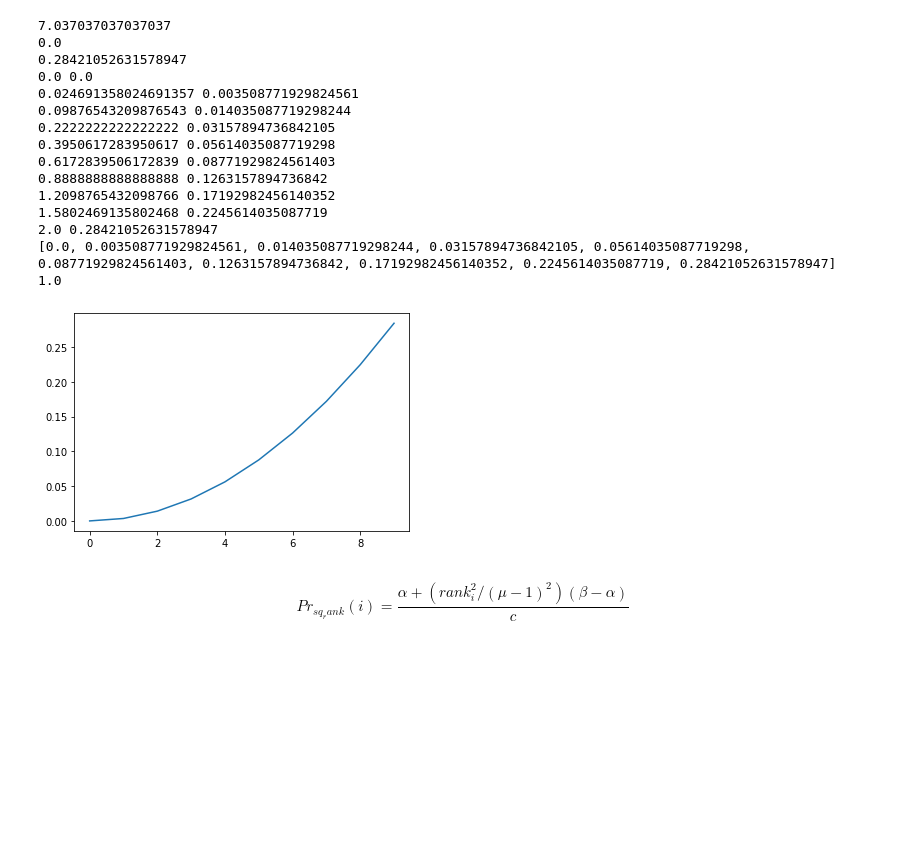
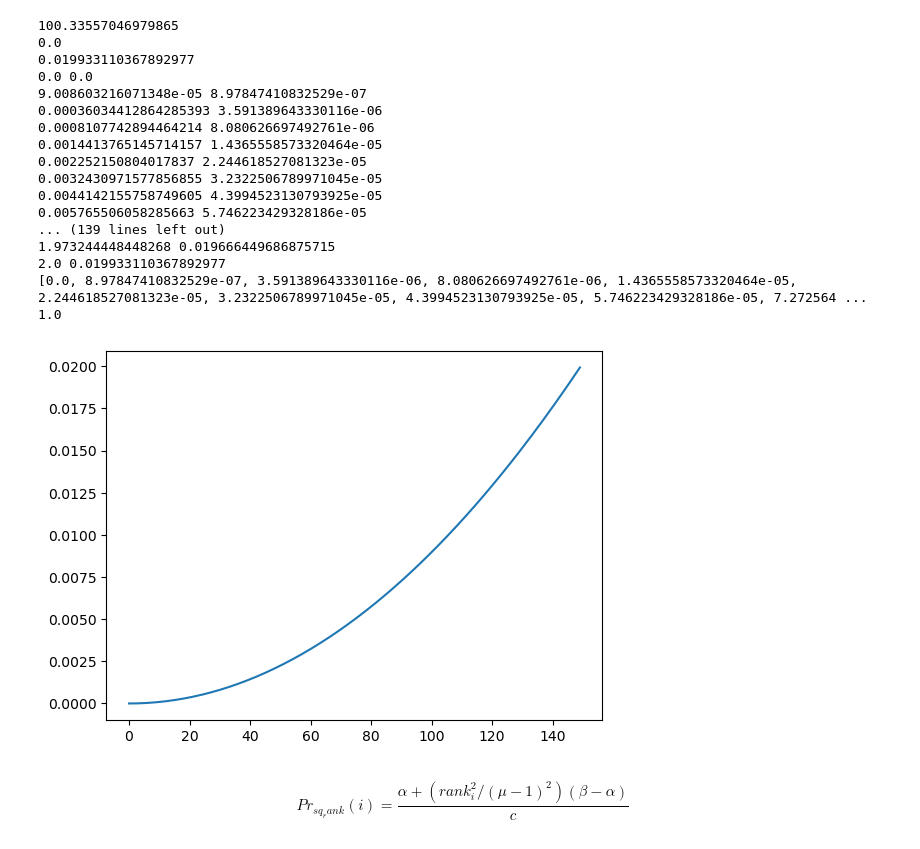
Before and after one commit to jareddrayton/ASECP, a Jupyter notebook: jupyter_notebooks/ranking_examples2.ipynb, the cells around one changed output. Cells and saved outputs as stored; diff of their text form; code cells hidden in the pictures; blank space fills up the shorter version.

Commit message:
Add graph and powershell script updates

```diff
--- a/jupyter_notebooks/ranking_examples2.ipynb
+++ b/jupyter_notebooks/ranking_examples2.ipynb
@@ -12,48 +12,50 @@ probabilities = []
 # Square ranking as given in Evolutionary computation Volume 1 page 188
 
 B = 2 # 1 - 2
 A = 2 - B
 
-individuals = 10
+individuals = 150
 
 c = (B-A) * individuals * (2 * individuals - 1) / ((6 * (individuals - 1)) + (individuals * A))  #0.5
 
 print(c)
 
 print(A/c)
 print(B/c)
 
 
 for i in range(individuals):
     print(A + ((i ** 2)/(individuals - 1)**2) * (B - A), A + ((i ** 2)/(individuals - 1)**2) * (B - A)  / c)
 
     prob = A + ((i ** 2)/(individuals - 1)**2) * (B - A)  / c
 
     probabilities.append(prob)
 
 print(probabilities)
 print(sum(probabilities))
 
 fig, ax = plt.subplots()
 ax.plot(probabilities)
-plt.show()
+plt.savefig()
 # %% [output]
-7.037037037037037
+100.33557046979865
 0.0
-0.28421052631578947
+0.019933110367892977
 0.0 0.0
-0.024691358024691357 0.003508771929824561
-0.09876543209876543 0.014035087719298244
-0.2222222222222222 0.03157894736842105
-0.3950617283950617 0.05614035087719298
-0.6172839506172839 0.08771929824561403
-0.8888888888888888 0.1263157894736842
-1.2098765432098766 0.17192982456140352
-1.5802469135802468 0.2245614035087719
-2.0 0.28421052631578947
-[0.0, 0.003508771929824561, 0.014035087719298244, 0.03157894736842105, 0.05614035087719298, 0.08771929824561403, 0.1263157894736842, 0.17192982456140352, 0.2245614035087719, 0.28421052631578947]
+9.008603216071348e-05 8.97847410832529e-07
+0.00036034412864285393 3.591389643330116e-06
+0.0008107742894464214 8.080626697492761e-06
+0.0014413765145714157 1.4365558573320464e-05
+0.002252150804017837 2.244618527081323e-05
+0.0032430971577856855 3.2322506789971045e-05
+0.0044142155758749605 4.3994523130793925e-05
+0.005765506058285663 5.746223429328186e-05
+... (139 lines left out)
+1.973244448448268 0.019666449686875715
+2.0 0.019933110367892977
+[0.0, 8.97847410832529e-07, 3.591389643330116e-06, 8.080626697492761e-06, 1.4365558573320464e-05, 2.244618527081323e-05, 3.2322506789971045e-05, 4.3994523130793925e-05, 5.746223429328186e-05, 7.272564 ...
 1.0
-[figure, old version]
+[figure, new version]
 # %% [markdown]
 $$ Pr_{sq_rank}(i) = \frac{\alpha + (rank_{i}^{2} / (\mu - 1)^{2}) (\beta - \alpha) } {c} $$
 # %% [markdown]
```
Also changed, not shown: 10 other files.
